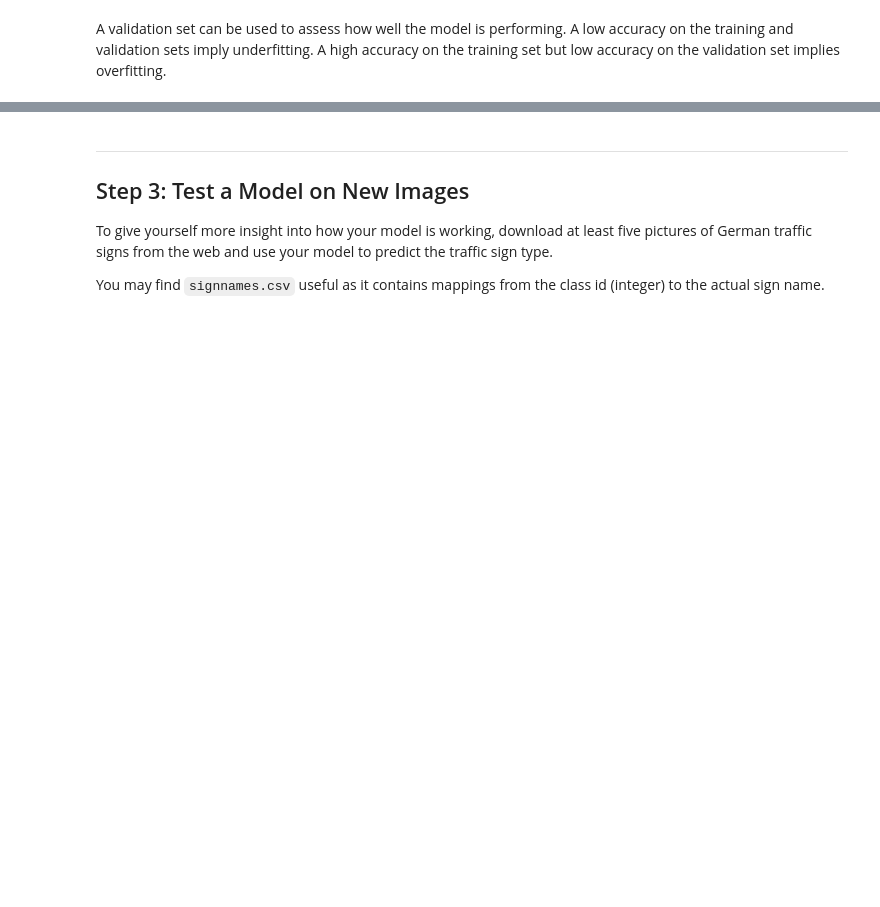
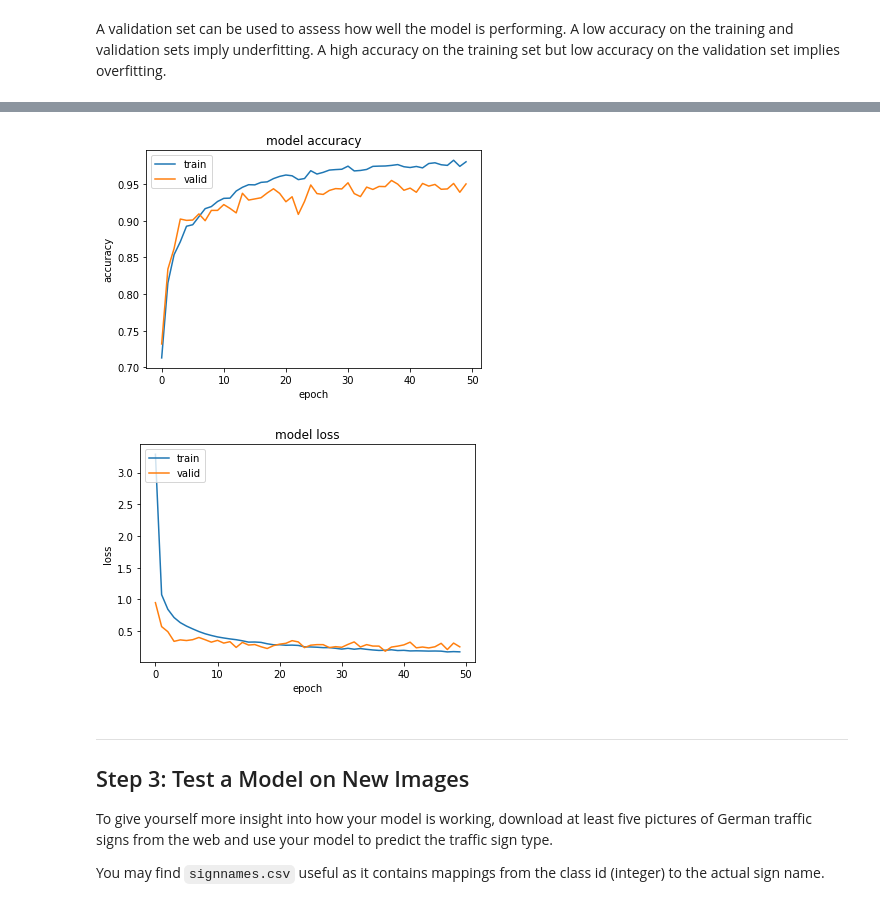
Before and after one commit to amemetov/sdc-term1-prj2-traffic-sign-classifier, a Jupyter notebook: Traffic_Sign_Classifier.ipynb, the cells around one changed output, grey strips where cells are left out. Cells and saved outputs as stored; diff of their text form; code cells hidden in the pictures; blank space fills up the shorter version.

```diff
--- a/Traffic_Sign_Classifier.ipynb
+++ b/Traffic_Sign_Classifier.ipynb
@@ -543,0 +459,18 @@ Best Valid Accuracy: 80.9% on L2: 0.000000e+00, Sigma: 1.000000e-01 ------------
+# %%
+aug_params = {'conv1_num_filters': 32, 'conv2_num_filters': 128,
+          'fc1_depth': 2048, 'fc2_depth': 256,
+          'lr_start': 1e-3,
+          'l2': 0,#1e-3,
+          'dropout_prob': 1.0,#0.25
+          'use_bn': False,
+          'num_epochs': 50#60
+             }
+
+aug_lenet_config = LeNetConfig(input_dim, num_classes, aug_params)
+batch_size = aug_lenet_config.batch_size
+steps_per_epoch = int(len(X_train_preprocessed) / batch_size)
+print('steps_per_epoch: {0}'.format(steps_per_epoch))
+
+aug_lenet = LeNet(aug_lenet_config)
+adg = AugmentDataGenerator(X_train_preprocessed, y_train)
+(aug_history, aug_valid_loss, aug_valid_accuracy) = aug_lenet.fit_generator(adg, steps_per_epoch, X_valid_preprocessed, y_valid)
@@ -543,0 +495,9 @@ Best Valid Accuracy: 80.9% on L2: 0.000000e+00, Sigma: 1.000000e-01 ------------
+# %%
+plt.figure(1)
+plot_accuracy_curve(aug_history)
+
+plt.figure(2)
+plot_loss_curve(aug_history)
+# %% [output]
+[figure, added]
+[figure, added]
```
Also changed, not shown: parts of 40 cells of this notebook, 1 other file.
